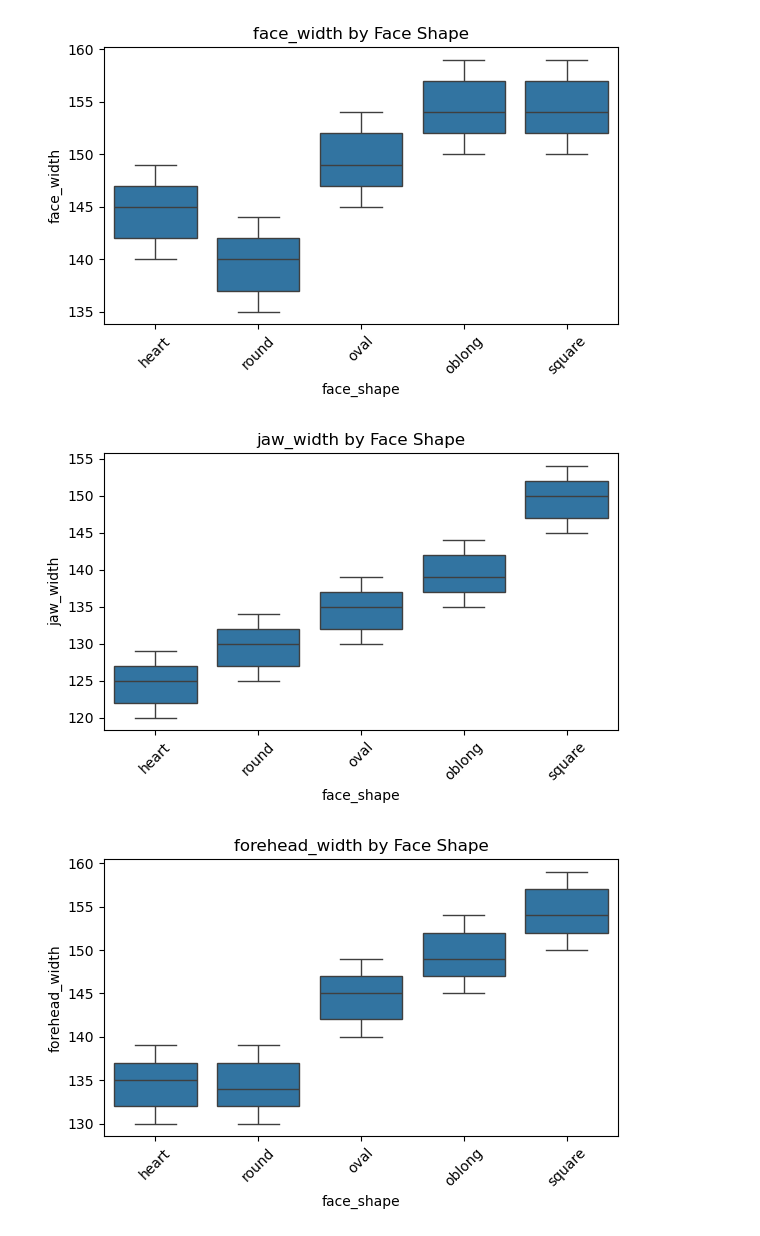
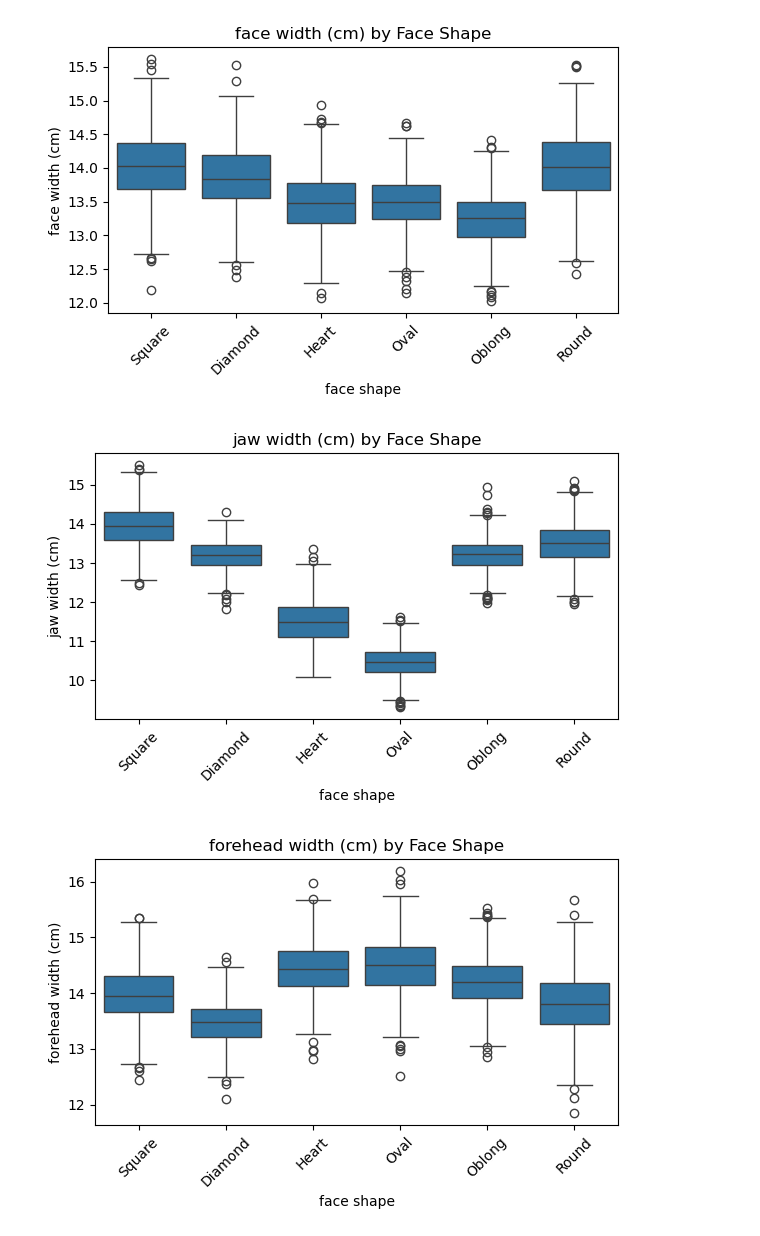
Before and after one commit to sunhesh12/face-shape-hairstyle-ml, a Jupyter notebook: notebooks/SVM_Classification/svm_eda.ipynb, the cells around one changed output. Cells and saved outputs as stored; diff of their text form; code cells hidden in the pictures.

```diff
--- a/notebooks/SVM_Classification/svm_eda.ipynb
+++ b/notebooks/SVM_Classification/svm_eda.ipynb
@@ -4,7 +6,7 @@ import matplotlib.pyplot as plt
 import seaborn as sns
 
 #Load dataset
-df = pd.read_csv("hairstyle_prediction_dataset_1000.csv")
+df = pd.read_csv("D:/5th Sem/Machine Learning/ML Project/HairstylePredicAccordingToFaceshape/data sheets/synthetic_face_shape_dataset_5000.csv")
 
 #Display basic info
 df.head()
@@ -56,14 +73,14 @@ plt.show()
 # %%
-features = ['face_width', 'jaw_width', 'forehead_width', 'chin_length']
+features = ['face width (cm)', 'jaw width (cm)', 'forehead width (cm)', 'face length (cm)']
 
 for feature in features:
     plt.figure(figsize=(6,4))
-    sns.boxplot(x='face_shape', y=feature, data =df)
+    sns.boxplot(x='face shape', y=feature, data=df)
     plt.title(f'{feature} by Face Shape')
     plt.xticks(rotation=45)
     plt.tight_layout()
     plt.show()
 # %% [output]
-[figure, old version]
+[figure, new version]
-[figure, old version]
+[figure, new version]
-[figure, old version]
+[figure, new version]
```
Also changed, not shown: parts of 17 cells of this notebook, 6 other files.
